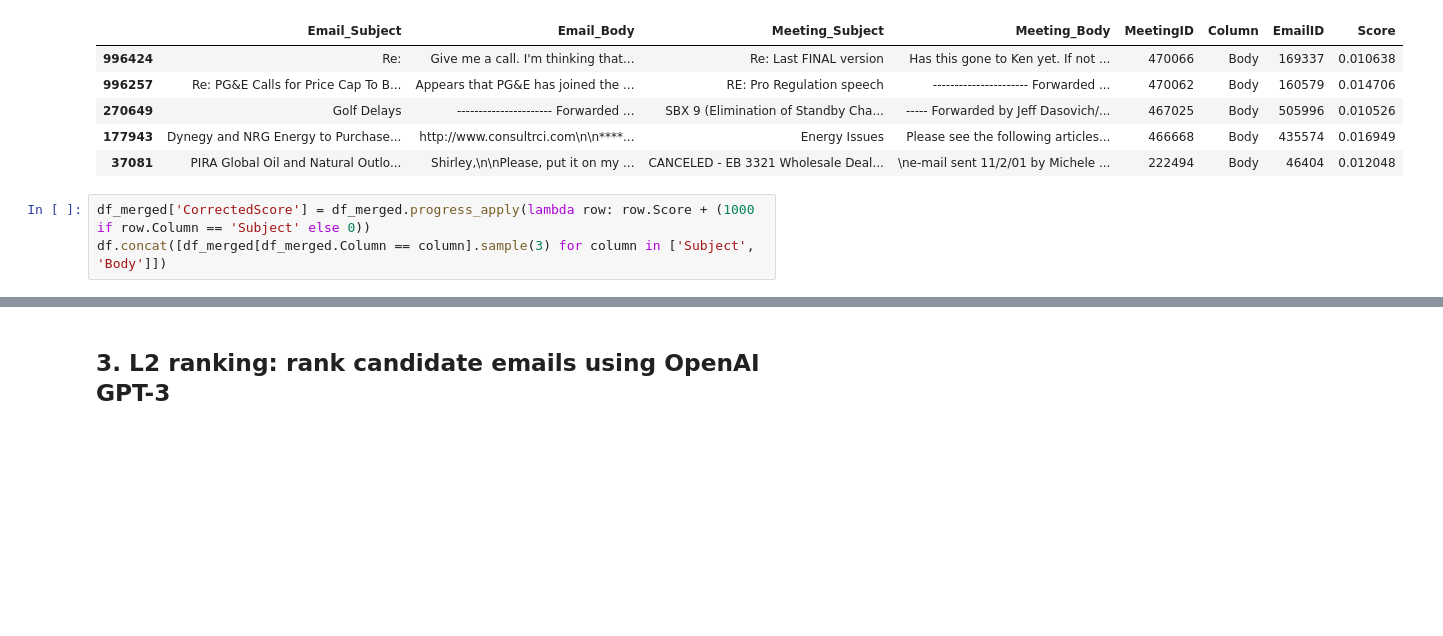
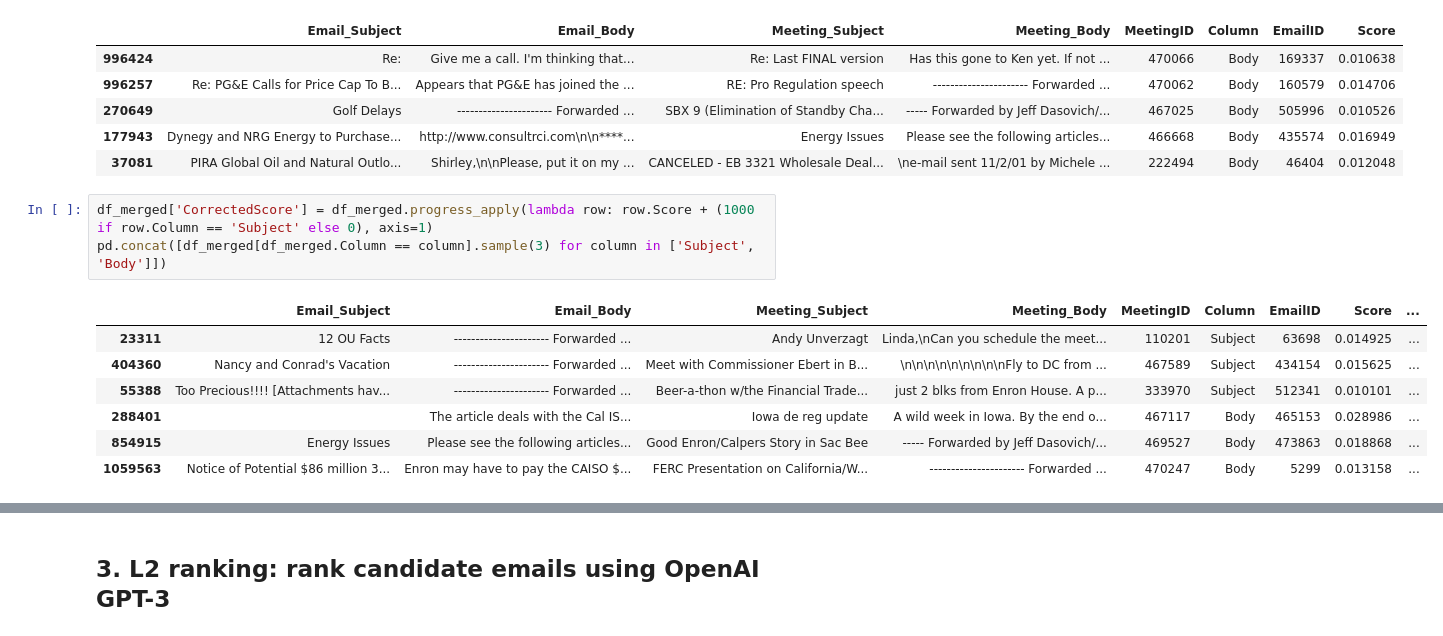
Before and after one commit to anton-dergunov/ml-playground, a Jupyter notebook: tasks/enron.ipynb, the cells around one changed output, grey strips where cells are left out. Drawn from its saved outputs; the diff is of its cells as text; blank space fills up the shorter version.

```diff
--- a/tasks/enron.ipynb
+++ b/tasks/enron.ipynb
@@ -441,5 +439,13 @@ df_merged.sample(n=5)
 | 177943 | Dynegy and NRG Energy to Purchase... | http://www.consultrci.com\n\n****... | Energy Issues | Please see the following articles... | 466668 | Body | 435574 | 0.016949 |
 | 37081 | PIRA Global Oil and Natural Outlo... | Shirley,\n\nPlease, put it on my ... | CANCELED - EB 3321 Wholesale Deal... | \ne-mail sent 11/2/01 by Michele ... | 222494 | Body | 46404 | 0.012048 |
 # %%
-df_merged['CorrectedScore'] = df_merged.progress_apply(lambda row: row.Score + (1000 if row.Column == 'Subject' else 0))
-df.concat([df_merged[df_merged.Column == column].sample(3) for column in ['Subject', 'Body']])
+df_merged['CorrectedScore'] = df_merged.progress_apply(lambda row: row.Score + (1000 if row.Column == 'Subject' else 0), axis=1)
+pd.concat([df_merged[df_merged.Column == column].sample(3) for column in ['Subject', 'Body']])
+# %% [output]
+|  | Email_Subject | Email_Body | Meeting_Subject | Meeting_Body | MeetingID | Column | EmailID | Score | ... |
+| 23311 | 12 OU Facts | ---------------------- Forwarded ... | Andy Unverzagt | Linda,\nCan you schedule the meet... | 110201 | Subject | 63698 | 0.014925 | ... |
+| 404360 | Nancy and Conrad's Vacation | ---------------------- Forwarded ... | Meet with Commissioner Ebert in B... | \n\n\n\n\n\n\n\n\nFly to DC from ... | 467589 | Subject | 434154 | 0.015625 | ... |
+| 55388 | Too Precious!!!! [Attachments hav... | ---------------------- Forwarded ... | Beer-a-thon w/the Financial Trade... | just 2 blks from Enron House. A p... | 333970 | Subject | 512341 | 0.010101 | ... |
+| 288401 |  | The article deals with the Cal IS... | Iowa de reg update | A wild week in Iowa. By the end o... | 467117 | Body | 465153 | 0.028986 | ... |
+| 854915 | Energy Issues | Please see the following articles... | Good Enron/Calpers Story in Sac Bee | ----- Forwarded by Jeff Dasovich/... | 469527 | Body | 473863 | 0.018868 | ... |
+| 1059563 | Notice of Potential $86 million 3... | Enron may have to pay the CAISO $... | FERC Presentation on California/W... | ---------------------- Forwarded ... | 470247 | Body | 5299 | 0.013158 | ... |
```
Also changed, not shown: parts of 10 cells of this notebook.
